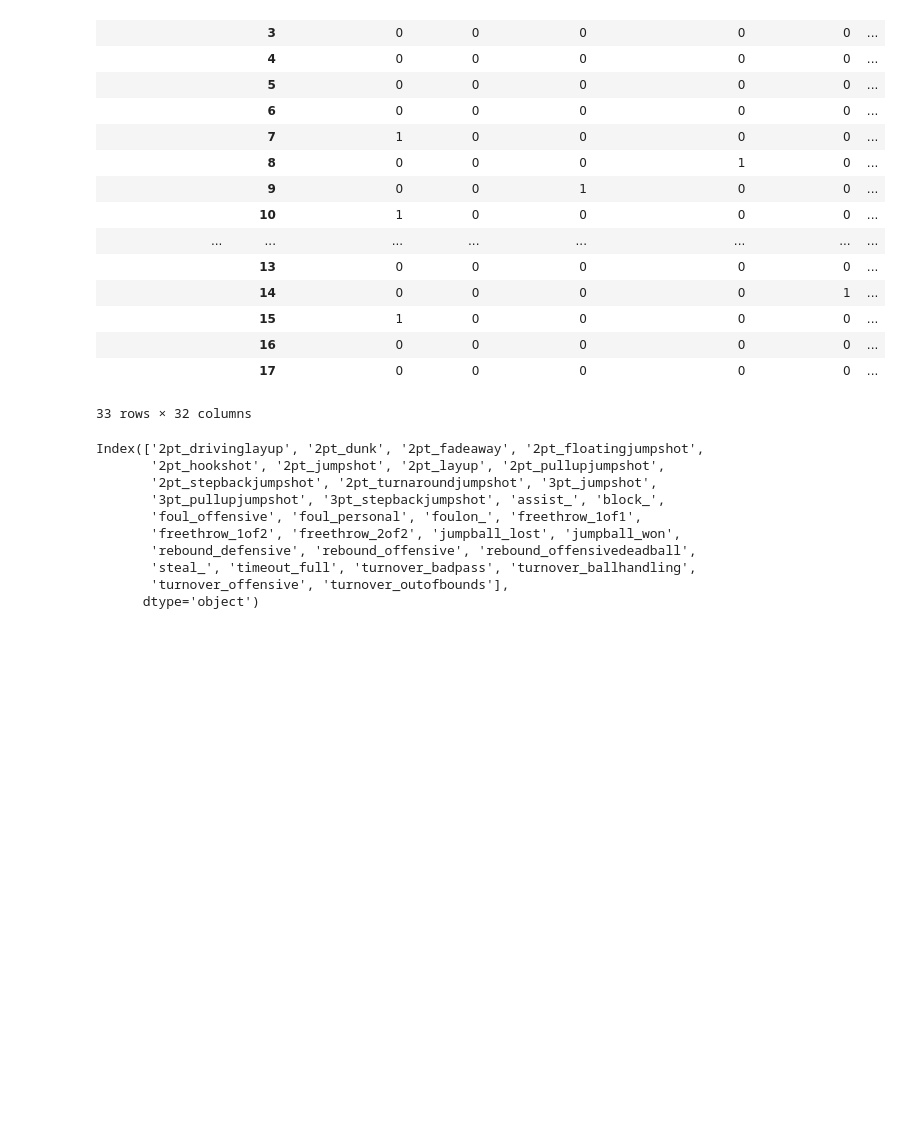
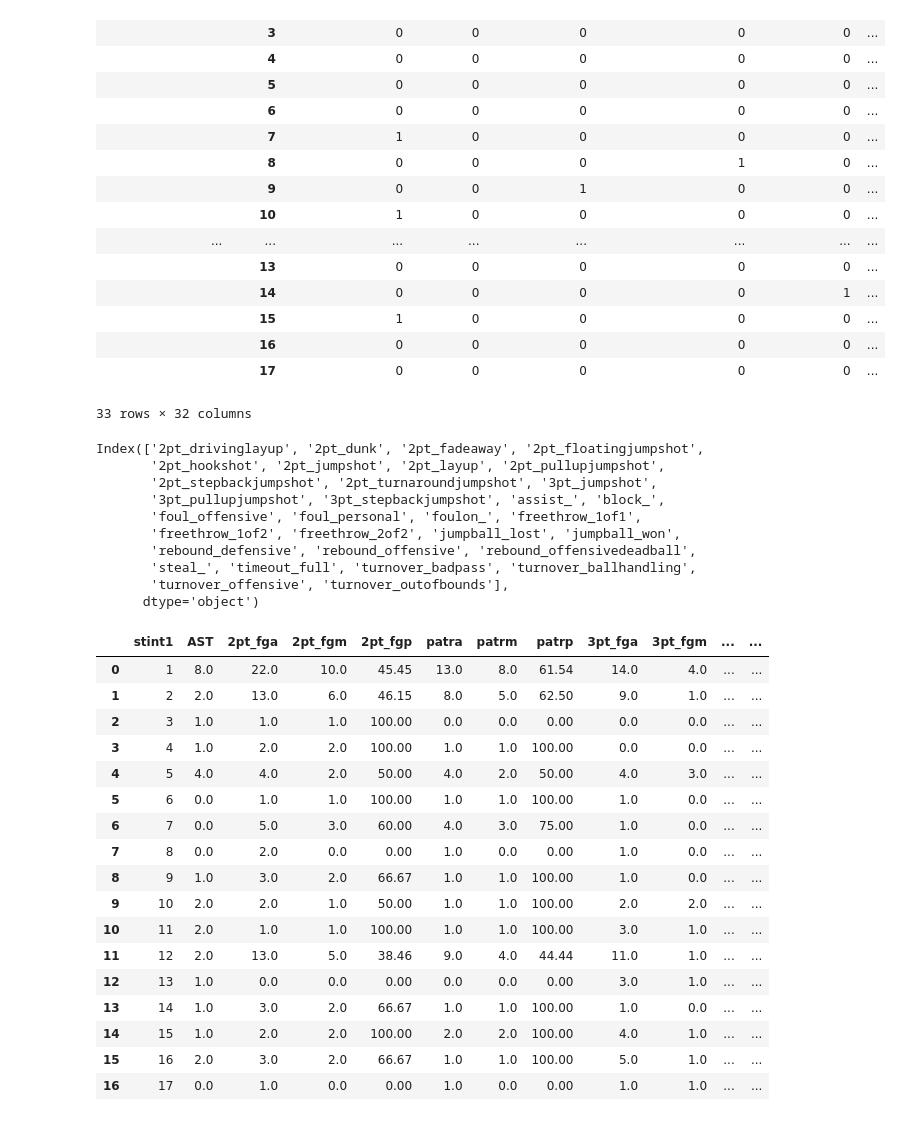
Before and after one commit to ssardina/pynbl, a Jupyter notebook: bball_stas.ipynb, the cells around one changed output. Cells and saved outputs as stored; diff of their text form; code cells hidden in the pictures; blank space fills up the shorter version.

```diff
--- a/bball_stas.ipynb
+++ b/bball_stas.ipynb
@@ -328,3 +334,89 @@ Index(['2pt_drivinglayup', '2pt_dunk', '2pt_fadeaway', '2pt_floatingjumpshot',
        'steal_', 'timeout_full', 'turnover_badpass', 'turnover_ballhandling',
        'turnover_offensive', 'turnover_outofbounds'],
       dtype='object')
+# %%
+from functools import reduce
+
+def build_stint_stats(pbp_df: pd.DataFrame, col_name: str) -> pd.DataFrame:
+    stats_dfs = [pd.DataFrame({col_name : pbp_df[col_name].unique()})]
+
+    # tuples (name, default value, True if attemps/made/per, mask)
+    stats = [ ('AST', 0, False, pbp_df['actionType'] == 'assist'),
+             # points
+            ('2pt_fg', 0, True, pbp_df['actionType'] == '2pt'),
+            ('patr', 0, True, pbp_df['subType'].isin(['layup', 'drivinglayup', 'dunk'])),
+            ('3pt_fg', 0, True, pbp_df['actionType'] == '3pt'),
+            ('ft', 0, True, pbp_df['actionType'] == 'freethrow'),
+            # others
+            ('rebs', 0, False, pbp_df['actionType'] == 'rebound'),
+            ('orebs', 0, False, (pbp_df['actionType'] == 'rebound') & (pbp_df['subType'] == 'offensive')),
+            ('drebs', 0, False, (pbp_df['actionType'] == 'rebound') & (pbp_df['subType'] == 'defensive')),
+            ('steals', 0, False, pbp_df['actionType'] == 'steal'),
+            ('blocks', 0, False, pbp_df['actionType'] == 'block'),
+             #turnover types
+            ('tovs', 0, False, pbp_df['actionType'] == 'turnover'),
+            ('ballhand', 0, False, (pbp_df['actionType'] == 'turnover') &
+                                    (pbp_df['subType'].isin(['ballhandling', 'doubledribble', 'travel'])) ),
+            ('badpass', 0, False, (pbp_df['actionType'] == 'turnover') & (pbp_df['subType'] == 'badpass') ),
+            ('ofoul', 0, False, (pbp_df['actionType'] == 'turnover') & (pbp_df['subType'] == 'offensive') ),
+            ('3sec', 0, False, (pbp_df['actionType'] == 'turnover') & (pbp_df['subType'] == '3sec') ),
+            ('8sec', 0, False, (pbp_df['actionType'] == 'turnover') & (pbp_df['subType'] == '8sec') ),
+            ('24sec', 0, False, (pbp_df['actionType'] == 'turnover') & (pbp_df['subType'] == '24sec') )
+    ]
+
+    for x in stats:
+        name, default, rate, mask = x
+
+        name_a = f'{name}a' if rate else name
+        name_m = f'{name}m'
+        name_p = f'{name}p'
+
+        # record basic stat (attempts when rate)
+        df = pbp_df.loc[mask].groupby(col_name).size().reset_index(name=name_a)
+
+        if rate:
+            df2 = pbp_df.loc[mask & (pbp_df['success'] == 1)].groupby(col_name).size().reset_index(name=name_m)
+            df2.fillna(default, inplace=True)
+
+            df = df.merge(df2, "left")
+            df[name_p] = round((df[name_m] / df[name_a])*100, 2)
+
+        df.fillna(default, inplace=True)    #TODO: seems not working, why?
+        stats_dfs.append(df)
+
+    # finally, join all df
+    df = reduce(lambda df1, df2: df1.merge(df2, "left"), stats_dfs)
+    df.fillna(0, inplace=True)
+
+    # now some complex stats from prev columns
+    # --------------------------------------------------
+    df['pts'] = 2*df['2pt_fgm'] + 3*df['3pt_fgm'] + df['ftm']
+
+    # calculate home possesions (possessions only count change of hands, not offensive rebounds and new shots)
+    df['poss'] = df['2pt_fga'] + df['3pt_fga'] + 0.44*df['fta'] + df['tovs'] - df['orebs']
+    df.loc[df['poss'] < 0, 'poss'] = 0
+
+    return df
+
+stint1_stats_df = build_stint_stats(pbp_stats_df, 'stint1')
+stint1_stats_df
+# list(pbp_stats_df['stint1'].unique())
+# %% [output]
+|  | stint1 | AST | 2pt_fga | 2pt_fgm | 2pt_fgp | patra | patrm | patrp | 3pt_fga | 3pt_fgm | ... | ... |
+| 0 | 1 | 8.0 | 22.0 | 10.0 | 45.45 | 13.0 | 8.0 | 61.54 | 14.0 | 4.0 | ... | ... |
+| 1 | 2 | 2.0 | 13.0 | 6.0 | 46.15 | 8.0 | 5.0 | 62.50 | 9.0 | 1.0 | ... | ... |
+| 2 | 3 | 1.0 | 1.0 | 1.0 | 100.00 | 0.0 | 0.0 | 0.00 | 0.0 | 0.0 | ... | ... |
+| 3 | 4 | 1.0 | 2.0 | 2.0 | 100.00 | 1.0 | 1.0 | 100.00 | 0.0 | 0.0 | ... | ... |
+| 4 | 5 | 4.0 | 4.0 | 2.0 | 50.00 | 4.0 | 2.0 | 50.00 | 4.0 | 3.0 | ... | ... |
+| 5 | 6 | 0.0 | 1.0 | 1.0 | 100.00 | 1.0 | 1.0 | 100.00 | 1.0 | 0.0 | ... | ... |
+| 6 | 7 | 0.0 | 5.0 | 3.0 | 60.00 | 4.0 | 3.0 | 75.00 | 1.0 | 0.0 | ... | ... |
+| 7 | 8 | 0.0 | 2.0 | 0.0 | 0.00 | 1.0 | 0.0 | 0.00 | 1.0 | 0.0 | ... | ... |
+| 8 | 9 | 1.0 | 3.0 | 2.0 | 66.67 | 1.0 | 1.0 | 100.00 | 1.0 | 0.0 | ... | ... |
+| 9 | 10 | 2.0 | 2.0 | 1.0 | 50.00 | 1.0 | 1.0 | 100.00 | 2.0 | 2.0 | ... | ... |
+| 10 | 11 | 2.0 | 1.0 | 1.0 | 100.00 | 1.0 | 1.0 | 100.00 | 3.0 | 1.0 | ... | ... |
+| 11 | 12 | 2.0 | 13.0 | 5.0 | 38.46 | 9.0 | 4.0 | 44.44 | 11.0 | 1.0 | ... | ... |
+| 12 | 13 | 1.0 | 0.0 | 0.0 | 0.00 | 0.0 | 0.0 | 0.00 | 3.0 | 1.0 | ... | ... |
+| 13 | 14 | 1.0 | 3.0 | 2.0 | 66.67 | 1.0 | 1.0 | 100.00 | 1.0 | 0.0 | ... | ... |
+| 14 | 15 | 1.0 | 2.0 | 2.0 | 100.00 | 2.0 | 2.0 | 100.00 | 4.0 | 1.0 | ... | ... |
+| 15 | 16 | 2.0 | 3.0 | 2.0 | 66.67 | 1.0 | 1.0 | 100.00 | 5.0 | 1.0 | ... | ... |
+| 16 | 17 | 0.0 | 1.0 | 0.0 | 0.00 | 1.0 | 0.0 | 0.00 | 1.0 | 1.0 | ... | ... |
```
Also changed, not shown: parts of 7 cells of this notebook.
